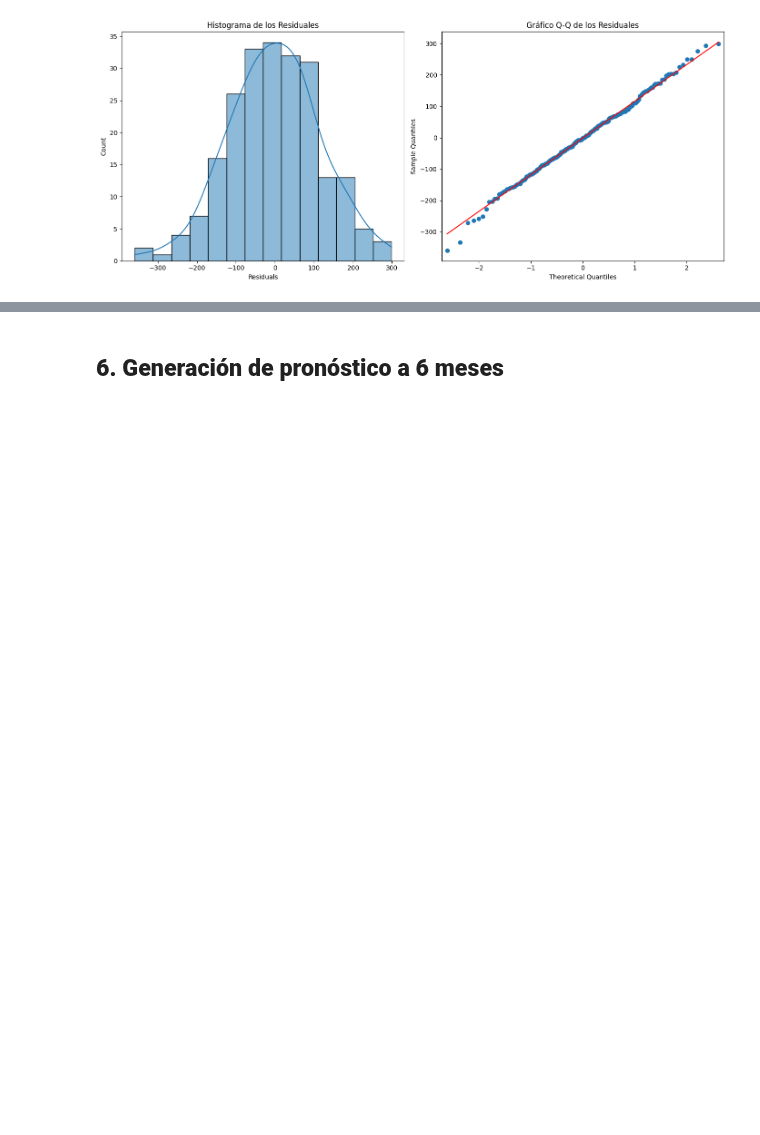
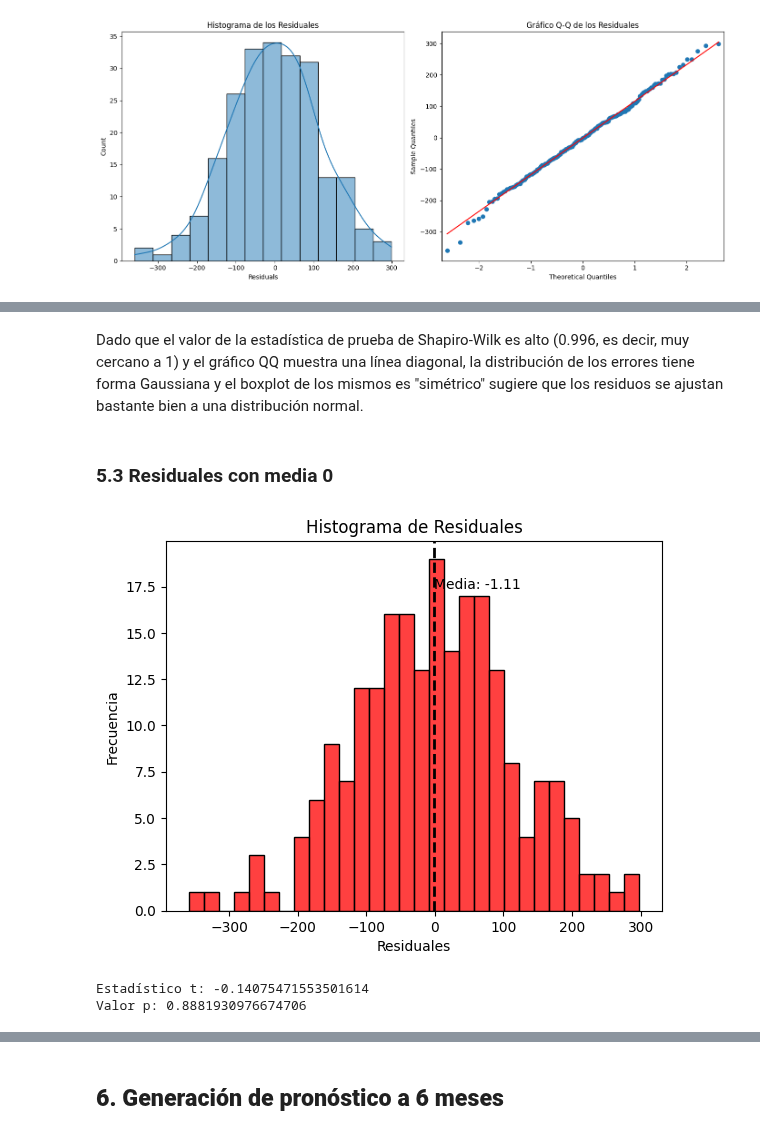
Before and after one commit to alfa7g7/Fundamentos-analitica-II, a Jupyter notebook: Clase 2/fundamentos_analítica_clase2_Tarea.ipynb, the cells around one changed output, grey strips where cells are left out. Drawn from its saved outputs; the diff is of its cells as text; code cells hidden in the pictures; blank space fills up the shorter version.

```diff
--- a/Clase 2/fundamentos_analítica_clase2_Tarea.ipynb
+++ b/Clase 2/fundamentos_analítica_clase2_Tarea.ipynb
@@ -380,0 +445,30 @@ Me falta hacer las anotaciones de los resultados de las pruebas pero ya se me fu
+# %% [markdown]
+Dado que el valor de la estadística de prueba de Shapiro-Wilk es alto (0.996, es decir, muy cercano a 1) y el gráfico QQ muestra una línea diagonal, la distribución de los errores tiene forma Gaussiana y el boxplot de los mismos es "simétrico" sugiere que los residuos se ajustan bastante bien a una distribución normal.
+# %% [markdown]
+### 5.3 Residuales con media 0
+# %%
+sns.histplot(residuos, bins=30, color='r', edgecolor='k')
+
+# Calcula la media de los residuos
+mean_residuals = residuos.mean()
+plt.axvline(mean_residuals, color='black', linestyle='--', linewidth=2, label='Media')
+
+plt.xlabel('Residuales')
+plt.ylabel('Frecuencia')
+plt.title('Histograma de Residuales')
+
+plt.text(mean_residuals * 1.05, plt.gca().get_ylim()[1] * 0.9,
+         f'Media: {mean_residuals:.2f}', ha='left', va='top', color='black')
+
+plt.show()
+# %% [output]
+[figure, added]
+# %%
+# One-Sample T-Ttest
+t_statistic, p_valor = stats.ttest_1samp(residuos, 0)
+
+print("Estadístico t:", t_statistic)
+print("Valor p:", p_valor)
+# %% [output]
+Estadístico t: -0.14075471553501614
+Valor p: 0.8881930976674706
```
Also changed, not shown: parts of 16 cells of this notebook.
